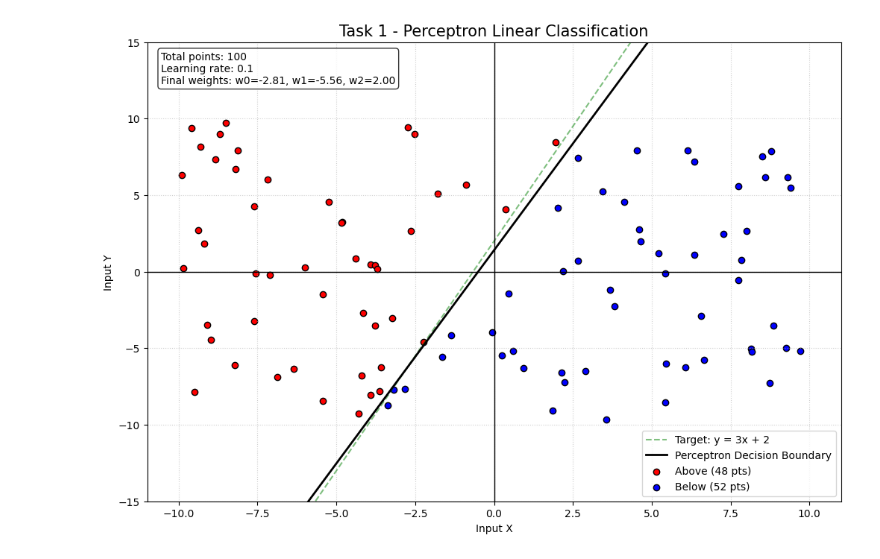
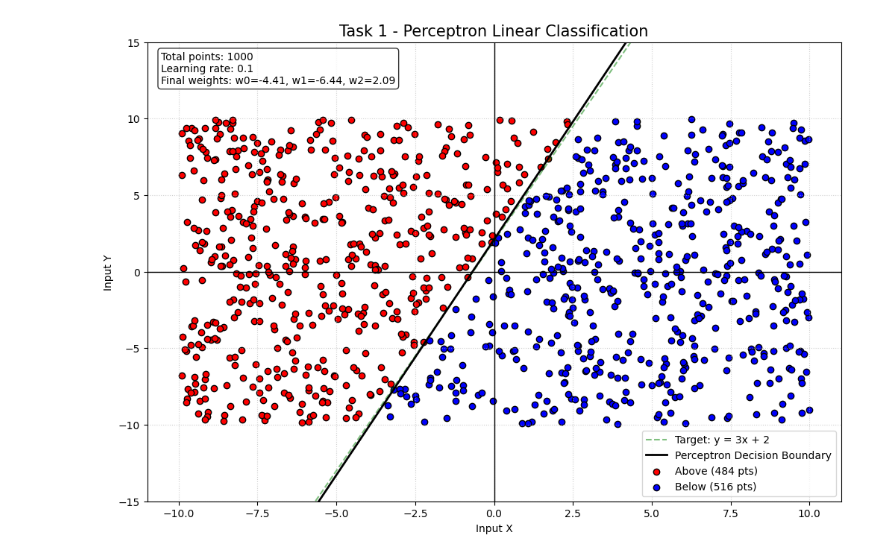
Before and after one commit to jirka-val/Unconventional-Algorithms, a Jupyter notebook: notebooks/01_perceptron.ipynb, the cells around one changed output. Cells and saved outputs as stored; diff of their text form; code cells hidden in the pictures.

```diff
--- a/notebooks/01_perceptron.ipynb
+++ b/notebooks/01_perceptron.ipynb
@@ -7,9 +7,9 @@ import matplotlib.pyplot as plt
 sys.path.append(os.path.abspath('../src'))
 from src.models.perceptron import Perceptron
 
-# 1. Generování dat
+# Generování dat
 np.random.seed(42)
-X = np.random.uniform(-10, 10, (100, 2))
+X = np.random.uniform(-10, 10, (1000, 2))
 
 # Cílová funkce: y = 3x + 2
 y_true = np.array([1 if p[1] > (3 * p[0] + 2) else -1 for p in X])
@@ -19,7 +19,7 @@ output_dir = "../results/01_perceptron"
 os.makedirs(output_dir, exist_ok=True)
 
 # 2. Trénink modelu
-model = Perceptron(input_size=2 , lr=0.1, epochs=100)
+model = Perceptron(input_size=2 , lr=0.1, epochs=1000)
 model.train(X, y_true)
 
 # 3. Vizualizace
@@ -39,31 +39,31 @@ plt.plot(x_vals, p_y_vals, 'k-', label='Perceptron Decision Boundary', linewidth
 red_points = X[y_true == 1]
 blue_points = X[y_true == -1]
 
 plt.scatter(red_points[:, 0], red_points[:, 1], c='red', edgecolors='k', label=f'Above ({len(red_points)} pts)')
 plt.scatter(blue_points[:, 0], blue_points[:, 1], c='blue', edgecolors='k', label=f'Below ({len(blue_points)} pts)')
 
 # Dekorace a info box
 info_text = (f"Total points: {len(X)}\n"
              f"Learning rate: {model.lr}\n"
              f"Final weights: w0={w0:.2f}, w1={w1:.2f}, w2={w2:.2f}")
 
 plt.gca().text(0.02, 0.98, info_text, transform=plt.gca().transAxes,
                verticalalignment='top', bbox=dict(boxstyle='round', facecolor='white', alpha=0.8))
 
 plt.axhline(0, color='black', lw=1)
 plt.axvline(0, color='black', lw=1)
 plt.xlim(-11, 11)
 plt.ylim(-15, 15)
 plt.title("Task 1 - Perceptron Linear Classification", fontsize=15)
 plt.xlabel("Input X")
 plt.ylabel("Input Y")
 plt.legend(loc='lower right')
 plt.grid(True, linestyle=':', alpha=0.6)
 
 # 4. ULOŽENÍ
 file_path = os.path.join(output_dir, "perceptron_result.png")
 plt.savefig(file_path, dpi=300, bbox_inches='tight')
 
 plt.show()
 # %% [output]
-[figure, old version]
+[figure, new version]
```
Also changed, not shown: 5 other files.
